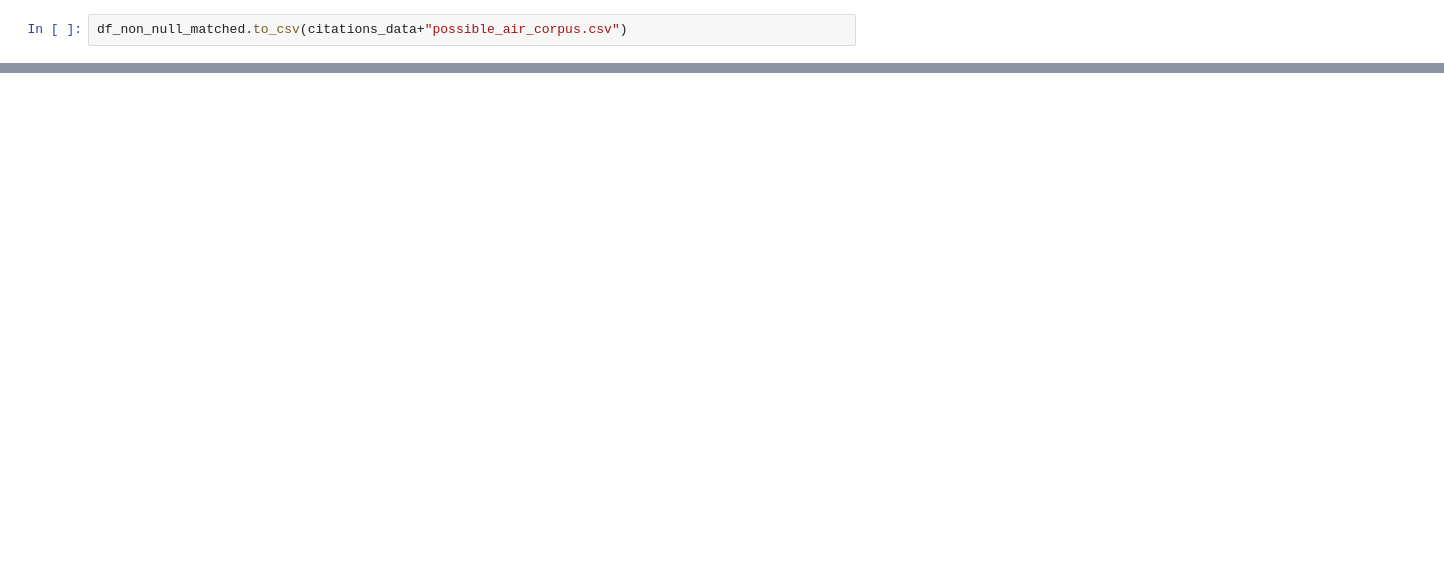
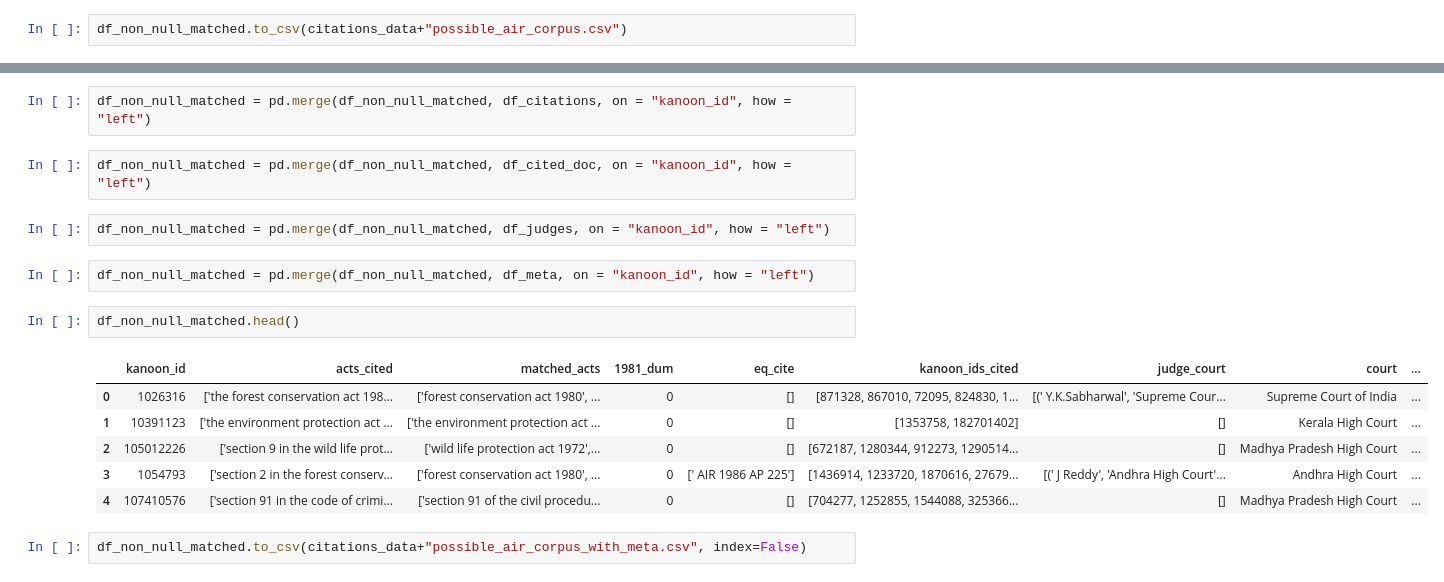
Before and after one commit to vickmeister91/Air-Pollution-Replication, a Jupyter notebook: codes/descriptive_paper/find_acts.ipynb, the cells around one changed output, grey strips where cells are left out. Drawn from its saved outputs; the diff is of its cells as text; blank space fills up the shorter version.

```diff
--- a/codes/descriptive_paper/find_acts.ipynb
+++ b/codes/descriptive_paper/find_acts.ipynb
@@ -319,0 +321,19 @@ df_non_null_matched.to_csv(citations_data+"possible_air_corpus.csv")
+# %%
+df_non_null_matched = pd.merge(df_non_null_matched, df_citations, on = "kanoon_id", how = "left")
+# %%
+df_non_null_matched = pd.merge(df_non_null_matched, df_cited_doc, on = "kanoon_id", how = "left")
+# %%
+df_non_null_matched = pd.merge(df_non_null_matched, df_judges, on = "kanoon_id", how = "left")
+# %%
+df_non_null_matched = pd.merge(df_non_null_matched, df_meta, on = "kanoon_id", how = "left")
+# %%
+df_non_null_matched.head()
+# %% [output]
+|  | kanoon_id | acts_cited | matched_acts | 1981_dum | eq_cite | kanoon_ids_cited | judge_court | court | ... |
+| 0 | 1026316 | ['the forest conservation act 198... | ['forest conservation act 1980', ... | 0 | [] | [871328, 867010, 72095, 824830, 1... | [(' Y.K.Sabharwal', 'Supreme Cour... | Supreme Court of India | ... |
+| 1 | 10391123 | ['the environment protection act ... | ['the environment protection act ... | 0 | [] | [1353758, 182701402] | [] | Kerala High Court | ... |
+| 2 | 105012226 | ['section 9 in the wild life prot... | ['wild life protection act 1972',... | 0 | [] | [672187, 1280344, 912273, 1290514... | [] | Madhya Pradesh High Court | ... |
+| 3 | 1054793 | ['section 2 in the forest conserv... | ['forest conservation act 1980', ... | 0 | [' AIR 1986 AP 225'] | [1436914, 1233720, 1870616, 27679... | [(' J Reddy', 'Andhra High Court'... | Andhra High Court | ... |
+| 4 | 107410576 | ['section 91 in the code of crimi... | ['section 91 of the civil procedu... | 0 | [] | [704277, 1252855, 1544088, 325366... | [] | Madhya Pradesh High Court | ... |
+# %%
+df_non_null_matched.to_csv(citations_data+"possible_air_corpus_with_meta.csv", index=False)
```
Also changed, not shown: parts of 28 cells of this notebook, 1 other file.
